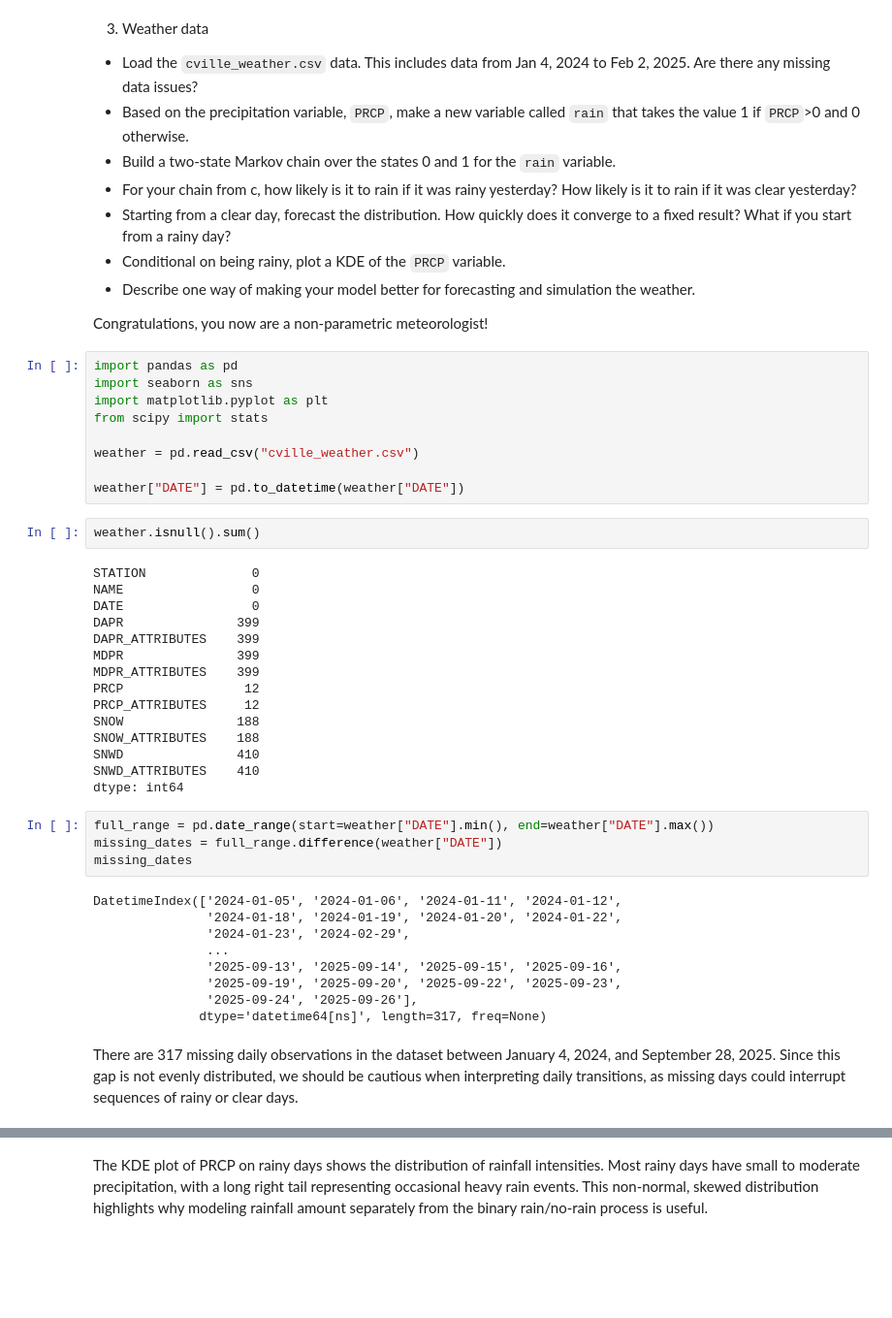
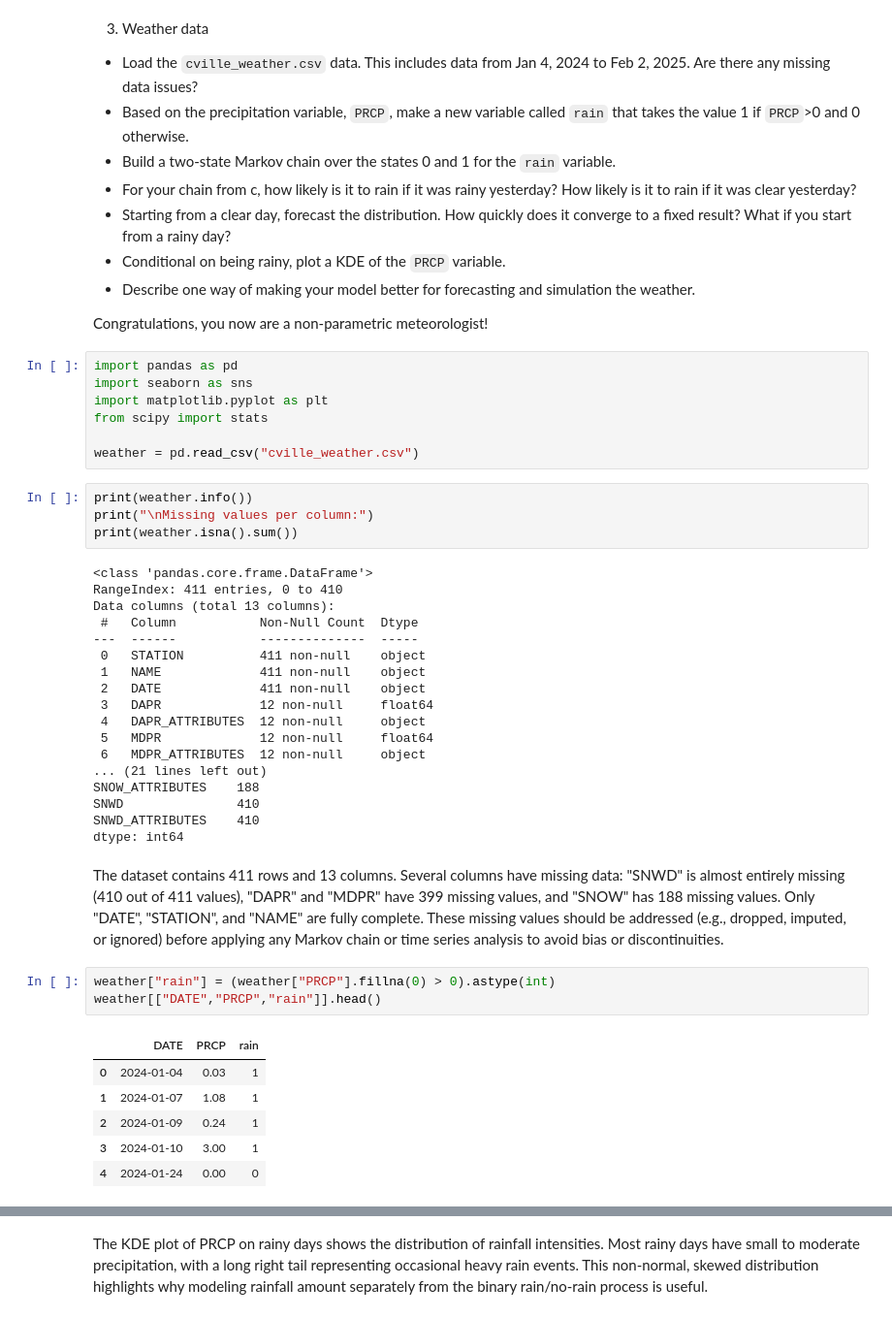
Before and after one commit to shawn01-kubo/DS-5030-Assignment5, a Jupyter notebook: assignment_5.ipynb, the cells around one changed output, grey strips where cells are left out. Shown: that part at 97% size. Cells and saved outputs as stored; diff of their text form; blank space fills up the shorter version.

```diff
--- a/assignment_5.ipynb
+++ b/assignment_5.ipynb
@@ -256,38 +285,38 @@ import matplotlib.pyplot as plt
 from scipy import stats
 
 weather = pd.read_csv("cville_weather.csv")
-
-weather["DATE"] = pd.to_datetime(weather["DATE"])
 # %%
-weather.isnull().sum()
+print(weather.info())
+print("\nMissing values per column:")
+print(weather.isna().sum())
 # %% [output]
-STATION              0
-NAME                 0
-DATE                 0
-DAPR               399
-DAPR_ATTRIBUTES    399
-MDPR               399
-MDPR_ATTRIBUTES    399
-PRCP                12
-PRCP_ATTRIBUTES     12
-SNOW               188
+<class 'pandas.core.frame.DataFrame'>
+RangeIndex: 411 entries, 0 to 410
+Data columns (total 13 columns):
+ #   Column           Non-Null Count  Dtype
+---  ------           --------------  -----
+ 0   STATION          411 non-null    object
+ 1   NAME             411 non-null    object
+ 2   DATE             411 non-null    object
+ 3   DAPR             12 non-null     float64
+ 4   DAPR_ATTRIBUTES  12 non-null     object
+ 5   MDPR             12 non-null     float64
+ 6   MDPR_ATTRIBUTES  12 non-null     object
+... (21 lines left out)
 SNOW_ATTRIBUTES    188
 SNWD               410
 SNWD_ATTRIBUTES    410
 dtype: int64
+# %% [markdown]
+The dataset contains 411 rows and 13 columns. Several columns have missing data: "SNWD" is almost entirely missing (410 out of 411 values), "DAPR" and "MDPR" have 399 missing values, and "SNOW" has 188 missing values. Only "DATE", "STATION", and "NAME" are fully complete. These missing values should be addressed (e.g., dropped, imputed, or ignored) before applying any Markov chain or time series analysis to avoid bias or discontinuities.
 # %%
-full_range = pd.date_range(start=weather["DATE"].min(), end=weather["DATE"].max())
-missing_dates = full_range.difference(weather["DATE"])
-missing_dates
+weather["rain"] = (weather["PRCP"].fillna(0) > 0).astype(int)
+weather[["DATE","PRCP","rain"]].head()
 # %% [output]
-DatetimeIndex(['2024-01-05', '2024-01-06', '2024-01-11', '2024-01-12',
-               '2024-01-18', '2024-01-19', '2024-01-20', '2024-01-22',
-               '2024-01-23', '2024-02-29',
-               ...
-               '2025-09-13', '2025-09-14', '2025-09-15', '2025-09-16',
-               '2025-09-19', '2025-09-20', '2025-09-22', '2025-09-23',
-               '2025-09-24', '2025-09-26'],
-              dtype='datetime64[ns]', length=317, freq=None)
+|  | DATE | PRCP | rain |
+| 0 | 2024-01-04 | 0.03 | 1 |
+| 1 | 2024-01-07 | 1.08 | 1 |
+| 2 | 2024-01-09 | 0.24 | 1 |
+| 3 | 2024-01-10 | 3.00 | 1 |
+| 4 | 2024-01-24 | 0.00 | 0 |
-# %% [markdown]
-There are 317 missing daily observations in the dataset between January 4, 2024, and September 28, 2025. Since this gap is not evenly distributed, we should be cautious when interpreting daily transitions, as missing days could interrupt sequences of rainy or clear days.
 # %%
```
Also changed, not shown: parts of 24 cells of this notebook.
